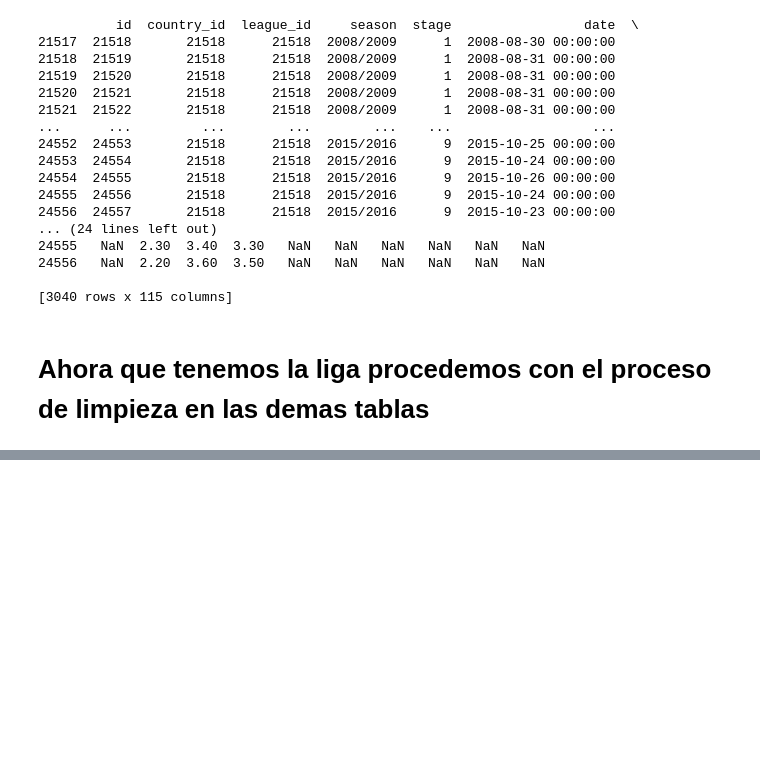
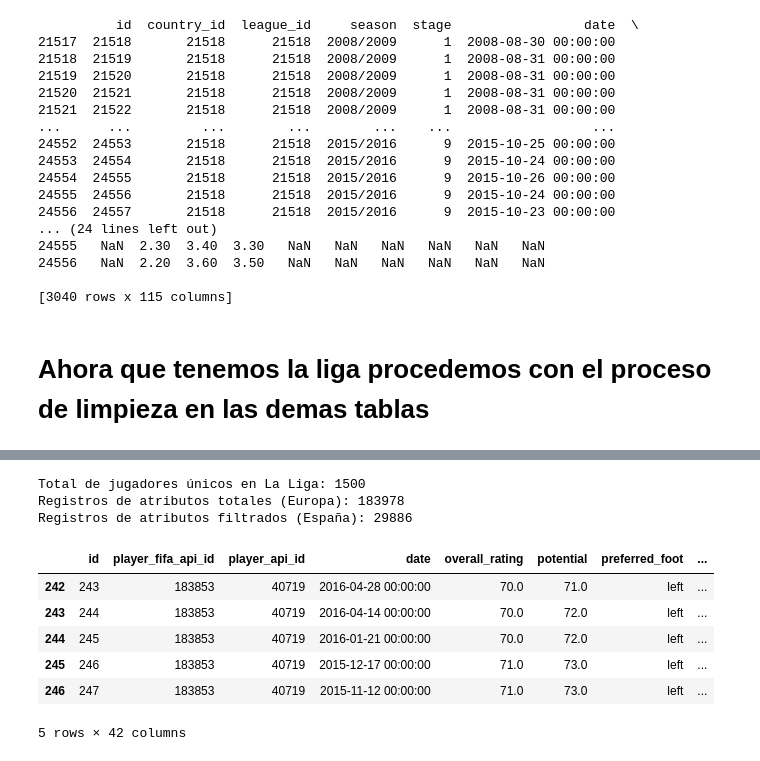
Before and after one commit to GzzAlejandro/proyecto-integrador-laliga, a Jupyter notebook: notebooks/01_limpieza_bases_de_datos.ipynb, the cells around one changed output, grey strips where cells are left out. Cells and saved outputs as stored; diff of their text form; code cells hidden in the pictures; blank space fills up the shorter version.

Commit message:
Agregar Codigo de validacion de datos y Diccionario de datos para su lectura

```diff
--- a/notebooks/01_limpieza_bases_de_datos.ipynb
+++ b/notebooks/01_limpieza_bases_de_datos.ipynb
@@ -68,0 +104,40 @@ df_equipos_laliga.head()
+# %%
+# Aplicaremos una condicion a los 22 jugadores titulares para crear una columna jugadores
+columnas_jugadores = [f'home_player_{i}' for i in range(1, 12)] + [f'away_player_{i}' for i in range(1, 12)]
+
+# Extraemos los ID
+jugadores_ids = pd.unique(df_spain[columnas_jugadores].values.ravel()) #.Ravel vuelve todo una lista plana
+
+# Llevamos a cabo una limpieza de nulos
+
+jugadores_ids = jugadores_ids[~pd.isna(jugadores_ids)]
+# %%
+# Cargamos la df de jugadores y atributos nuevamente (para mantener un orden)
+
+df_jugadores = pd.read_csv('../data/raw/Player.csv')
+df_atributos_jugadores = pd.read_csv('../data/raw/Player_Attributes.csv')
+# %%
+# Filtramos ambas tablas usando nuestra lista de IDs de La Liga
+df_jugadores_laliga = df_jugadores[df_jugadores['player_api_id'].isin(jugadores_ids)]
+df_atributos_jugadores_laliga = df_atributos_jugadores[df_atributos_jugadores['player_api_id'].isin(jugadores_ids)]
+# %%
+# Comprobamos que la limpieza fue correcta
+
+# Comprobación del impacto de la limpieza
+print(f"Total de jugadores únicos en La Liga: {len(df_jugadores_laliga)}")
+print(f"Registros de atributos totales (Europa): {len(df_atributos_jugadores)}")
+print(f"Registros de atributos filtrados (España): {len(df_atributos_jugadores_laliga)}")
+# %% [output]
+Total de jugadores únicos en La Liga: 1500
+Registros de atributos totales (Europa): 183978
+Registros de atributos filtrados (España): 29886
+# %%
+df_atributos_jugadores_laliga.head()
+# %% [output]
+|  | id | player_fifa_api_id | player_api_id | date | overall_rating | potential | preferred_foot | ... |
+| 242 | 243 | 183853 | 40719 | 2016-04-28 00:00:00 | 70.0 | 71.0 | left | ... |
+| 243 | 244 | 183853 | 40719 | 2016-04-14 00:00:00 | 70.0 | 72.0 | left | ... |
+| 244 | 245 | 183853 | 40719 | 2016-01-21 00:00:00 | 70.0 | 72.0 | left | ... |
+| 245 | 246 | 183853 | 40719 | 2015-12-17 00:00:00 | 71.0 | 73.0 | left | ... |
+| 246 | 247 | 183853 | 40719 | 2015-11-12 00:00:00 | 71.0 | 73.0 | left | ... |
+5 rows × 42 columns
```
Also changed, not shown: parts of 10 cells of this notebook, 3 other files.
